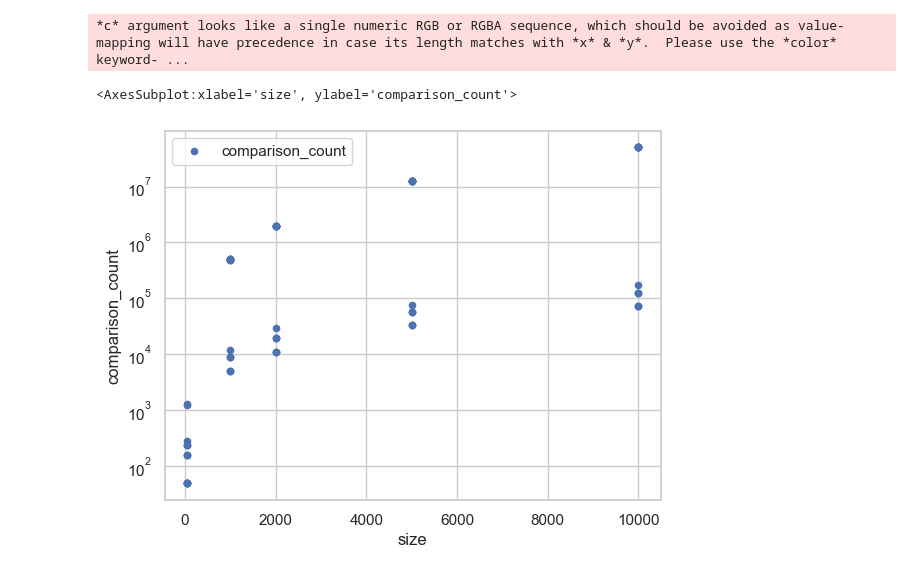
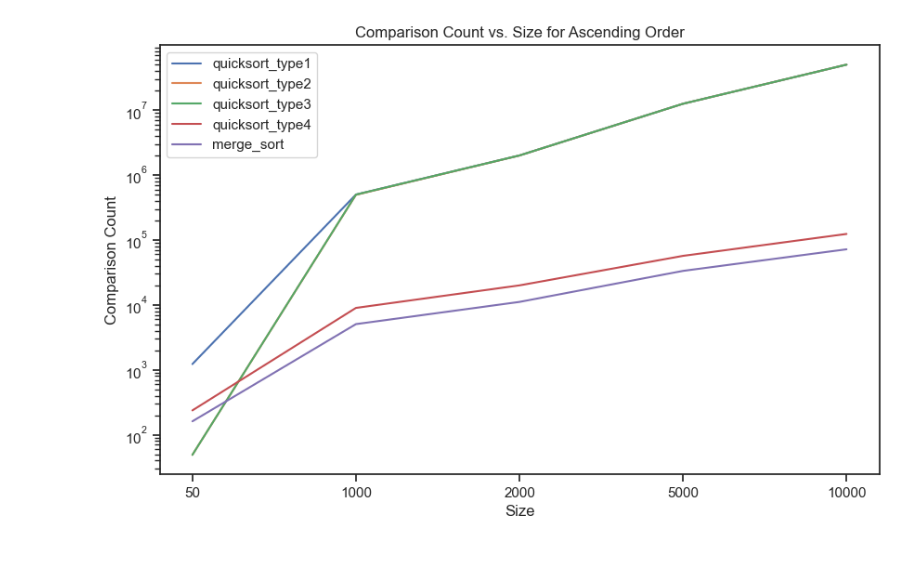
Before and after one commit to cvaisnor/quick-merge-testing, a Jupyter notebook: comparing_sorts.ipynb, the cells around one changed output. Drawn from its saved outputs; the diff is of its cells as text; code cells hidden in the pictures.

```diff
--- a/comparing_sorts.ipynb
+++ b/comparing_sorts.ipynb
@@ -3,8 +3,10 @@ import pandas as pd
 import matplotlib as mpl
 import matplotlib.pyplot as plt
 import seaborn as sns
+# %%
+dtypes = {'order': 'category', 'size': 'category', 'sorting_type': 'category', 'comparison_count': 'int64', 'swap_count': 'int64'}
 # %%
-df = pd.read_csv('comparing_sorts.csv')
+df = pd.read_csv('comparing_sorts_v2.csv', dtype=dtypes)
 # %%
 df.info()
 # %% [output]
@@ -51,0 +55,2 @@ print(df)
+# %%
+df_ascending = df[df['order'] == 'ascending']
@@ -51,0 +61,2 @@ print(df)
+# %%
+ascending_all = df_ascending.groupby(['sorting_type','size'], sort=False).agg({'comparison_count': 'sum', 'swap_count': 'sum'})
@@ -77,6 +137,23 @@ ax.set_xticks([50, 1000, 2000, 5000, 10000])
-# %%
-df.plot(x='size', y='comparison_count', kind='scatter', label='comparison_count', logy=True)
-# %% [output]
-*c* argument looks like a single numeric RGB or RGBA sequence, which should be avoided as value-mapping will have precedence in case its length matches with *x* & *y*.  Please use the *color* keyword- ...
-<AxesSubplot:xlabel='size', ylabel='comparison_count'>
-[figure, removed]
+# %%
+# plot the dataframes
+fig, ax = plt.subplots(figsize=(10,6))
+
+# plot the dataframes
+sns.lineplot(x='size', y='comparison_count', hue='sorting_type', data=ascending_all, ax=ax)
+
+# add a legend
+ax.legend(loc='upper left')
+
+# add a title
+ax.set_title('Comparison Count vs. Size for Ascending Order')
+
+# add x and y labels
+ax.set_xlabel('Size')
+ax.set_ylabel('Comparison Count')
+
+# scale the y axis to a logarithmic scale
+ax.set_yscale('log')
+
+plt.show()
+# %% [output]
+[figure, added]
```
Also changed, not shown: parts of 19 cells of this notebook, 5 other files.
